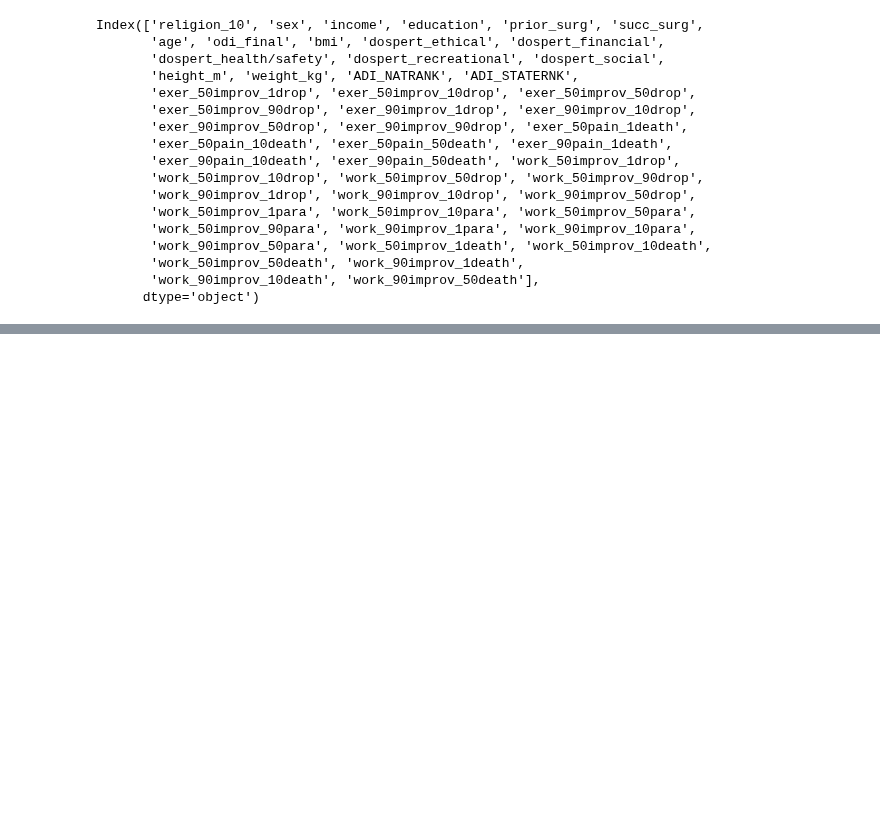
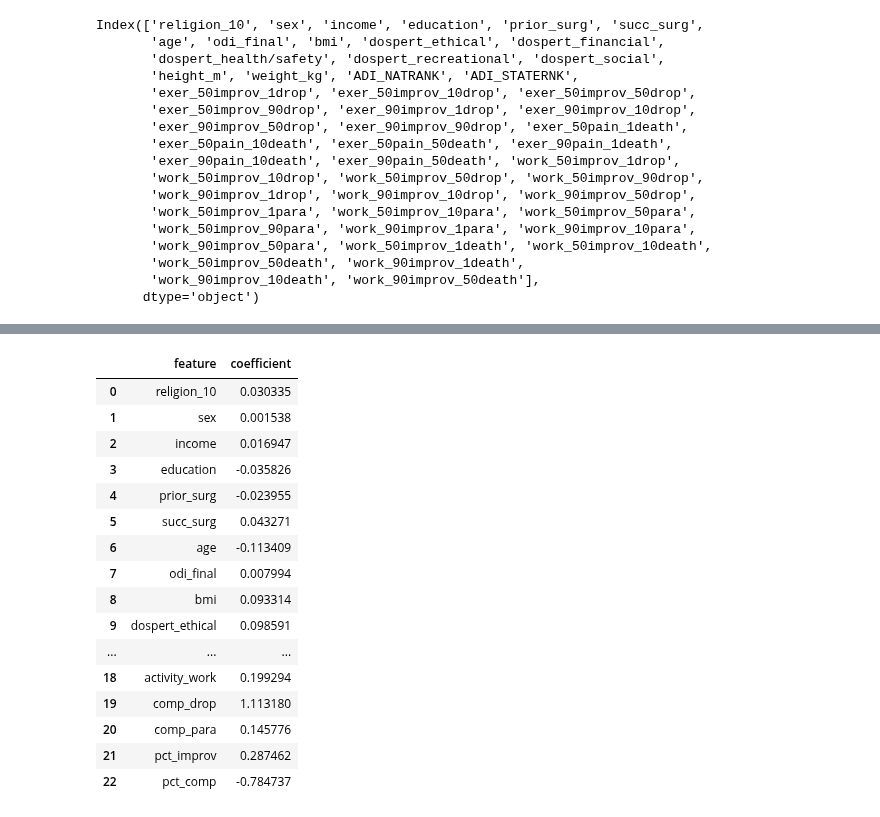
Before and after one commit to evanyfyip/vm-spinal-risk, a Jupyter notebook: vm-spinal-risk/notebooks/step2_ml_pipeline_choice_model.ipynb, the cells around one changed output, grey strips where cells are left out. Drawn from its saved outputs; the diff is of its cells as text; code cells hidden in the pictures; blank space fills up the shorter version.

```diff
--- a/vm-spinal-risk/notebooks/step2_ml_pipeline_choice_model.ipynb
+++ b/vm-spinal-risk/notebooks/step2_ml_pipeline_choice_model.ipynb
@@ -233,3 +232,26 @@ XGBoost - Mean Squared Error: 1.368052999631947
+# %%
+ridge_model = Ridge(**best_params['Ridge']).fit(X_train, y_train)
+ridge_df = pd.DataFrame({'feature': ridge_model.feature_names_in_})
+ridge_df['coefficient'] = ridge_model.coef_
+ridge_df
+# %% [output]
+|  | feature | coefficient |
+| 0 | religion_10 | 0.030335 |
+| 1 | sex | 0.001538 |
+| 2 | income | 0.016947 |
+| 3 | education | -0.035826 |
+| 4 | prior_surg | -0.023955 |
+| 5 | succ_surg | 0.043271 |
+| 6 | age | -0.113409 |
+| 7 | odi_final | 0.007994 |
+| 8 | bmi | 0.093314 |
+| 9 | dospert_ethical | 0.098591 |
+| ... | ... | ... |
+| 18 | activity_work | 0.199294 |
+| 19 | comp_drop | 1.113180 |
+| 20 | comp_para | 0.145776 |
+| 21 | pct_improv | 0.287462 |
+| 22 | pct_comp | -0.784737 |
 # %%
 test_df = X_test.copy()
 test_df['y_test'] = y_test + 1
```
Also changed, not shown: parts of 11 cells of this notebook, 2 other files.
